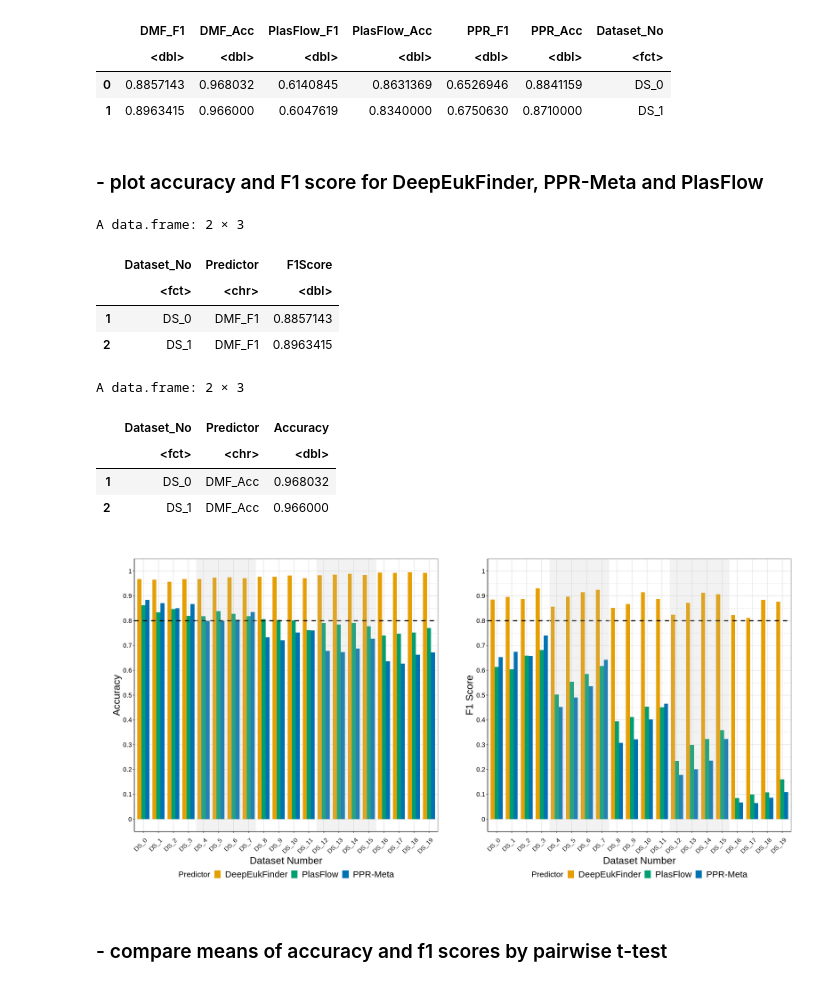
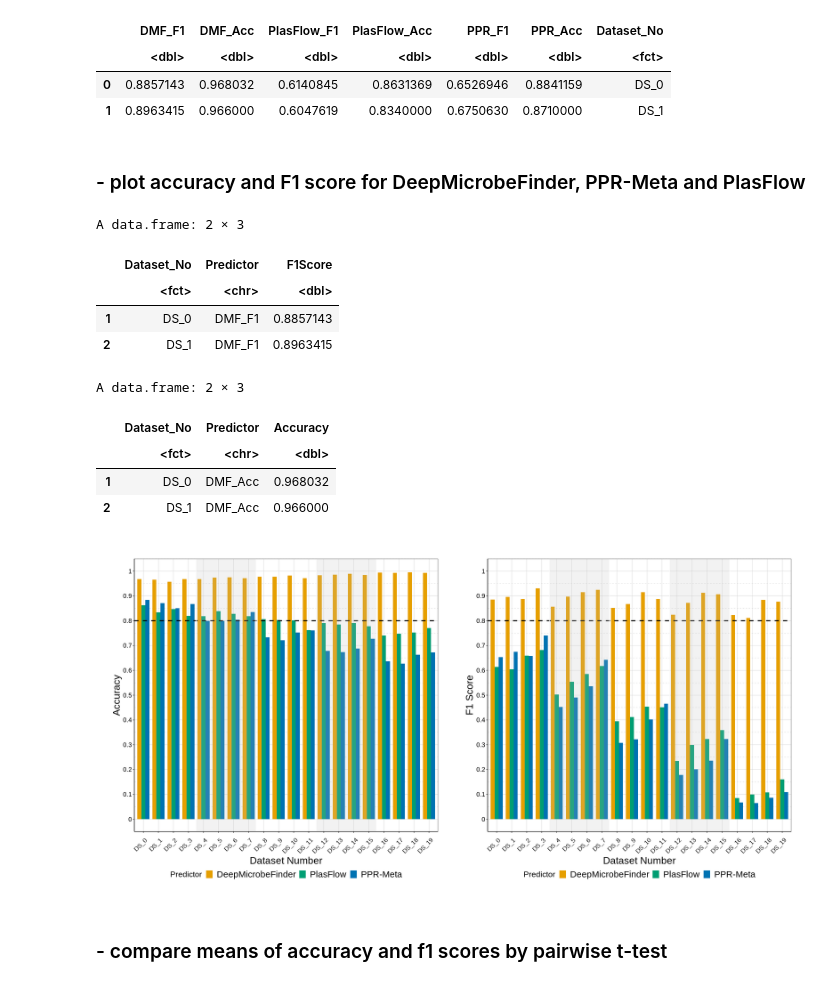
Before and after one commit to chengsly/DeepMicroClass, a Jupyter notebook: plot_figures/plot_acc_f1/Visualization_in_R.ipynb, the cells around one changed output. Cells and saved outputs as stored; diff of their text form; code cells hidden in the pictures.

```diff
--- a/plot_figures/plot_acc_f1/Visualization_in_R.ipynb
+++ b/plot_figures/plot_acc_f1/Visualization_in_R.ipynb
@@ -498,7 +542,7 @@ A data.frame: 2 × 7
 | 0 | 0.8857143 | 0.968032 | 0.6140845 | 0.8631369 | 0.6526946 | 0.8841159 | DS_0 |
 | 1 | 0.8963415 | 0.966000 | 0.6047619 | 0.8340000 | 0.6750630 | 0.8710000 | DS_1 |
 # %% [markdown]
-### - plot accuracy and F1 score for DeepEukFinder, PPR-Meta and PlasFlow
+### - plot accuracy and F1 score for DeepMicrobeFinder, PPR-Meta and PlasFlow
 # %%
 options(repr.plot.width=20, repr.plot.height=10)
 
@@ -513,7 +557,7 @@ blind_colors <- c("#E69F00", "#009E73", "#0072B2", "#D55E00", "#CC79A7", "#00000
 
 p_plas_f1 <- ggplot(data = plas_df_f1, aes(x=Dataset_No, y=F1Score, fill=Predictor)) +
   geom_bar(width=0.8, position = "dodge", stat="identity") +
-  scale_fill_manual(name = "Predictor", values=blind_colors, labels = c("DeepEukFinder", "PlasFlow", "PPR-Meta")) +
+  scale_fill_manual(name = "Predictor", values=blind_colors, labels = c("DeepMicrobeFinder", "PlasFlow", "PPR-Meta")) +
   scale_y_continuous(breaks = seq(0, 1, 0.1), labels = seq(0,1,0.1)) +
   geom_hline(yintercept=0.8, linetype="dashed", size=1, color = "black") +
   labs(x="Dataset Number", y="F1 Score") +
@@ -545,7 +589,7 @@ head(plas_df_acc, 2)
 
 p_plas_acc <- ggplot(data = plas_df_acc, aes(x=Dataset_No, y=Accuracy, fill=Predictor)) +
   geom_bar(width=0.8, position = "dodge", stat="identity") +
-  scale_fill_manual(name = "Predictor", values=blind_colors, labels = c("DeepEukFinder", "PlasFlow", "PPR-Meta")) +
+  scale_fill_manual(name = "Predictor", values=blind_colors, labels = c("DeepMicrobeFinder", "PlasFlow", "PPR-Meta")) +
   scale_y_continuous(breaks = seq(0, 1, 0.1), labels = seq(0,1,0.1)) +
   geom_hline(yintercept=0.8, linetype="dashed", size=1, color = "black") +
   labs(x="Dataset Number", y="Accuracy") +
@@ -558,35 +602,35 @@ p_plas_acc <- ggplot(data = plas_df_acc, aes(x=Dataset_No, y=Accuracy, fill=Pred
         axis.title.x = element_text(size=20, color="black", vjust=-1),
         axis.title.y = element_text(size=20, color="black"),
         axis.text.x = element_text(angle = 45, hjust = 0.8, vjust=0.6, color="black"),
         axis.text.y = element_text(angle = 0, color="black"),
         panel.grid.minor.x = element_line(colour = "grey", size=0.2, linetype = 'dashed'),
         panel.grid.major.x = element_line(colour = "grey", size=0.2),
         panel.grid.minor.y = element_line(colour = "grey", size = 0.2, linetype = 'dashed'),
         panel.grid.major.y = element_line(colour = "grey", size=0.2),
         legend.position = "bottom",
         legend.text=element_text(size=18),
         legend.key.size = unit(1,"line"),
         plot.margin=unit(c(1,1,1,1),"cm"))
 
 p_plas_bar <- p_plas_acc + p_plas_f1
 p_plas_bar
 
-ggsave(filename="DMF_PlasFlow_PPR_Plas_comparison_barplot.pdf",  useDingbats=FALSE,
+ggsave(filename="DMF_PlasFlow_PPR_Plas_comparison_barplot.svg", # useDingbats=FALSE,
        plot = last_plot(), path=res_dir,
        scale = 1, width = 400, height = 200, units = "mm",
        dpi = 300, limitsize = FALSE)
 # %% [output]
 A data.frame: 2 × 3
 |  | Dataset_No | Predictor | F1Score |
 |  | <fct> | <chr> | <dbl> |
 | 1 | DS_0 | DMF_F1 | 0.8857143 |
 | 2 | DS_1 | DMF_F1 | 0.8963415 |
 A data.frame: 2 × 3
 |  | Dataset_No | Predictor | Accuracy |
 |  | <fct> | <chr> | <dbl> |
 | 1 | DS_0 | DMF_Acc | 0.968032 |
 | 2 | DS_1 | DMF_Acc | 0.966000 |
-[figure, old version]
+[figure, new version]
 # %% [markdown]
 ### - compare means of accuracy and f1 scores by pairwise t-test
 # %% [markdown]
```
Also changed, not shown: parts of 27 cells of this notebook, 54 other files.
